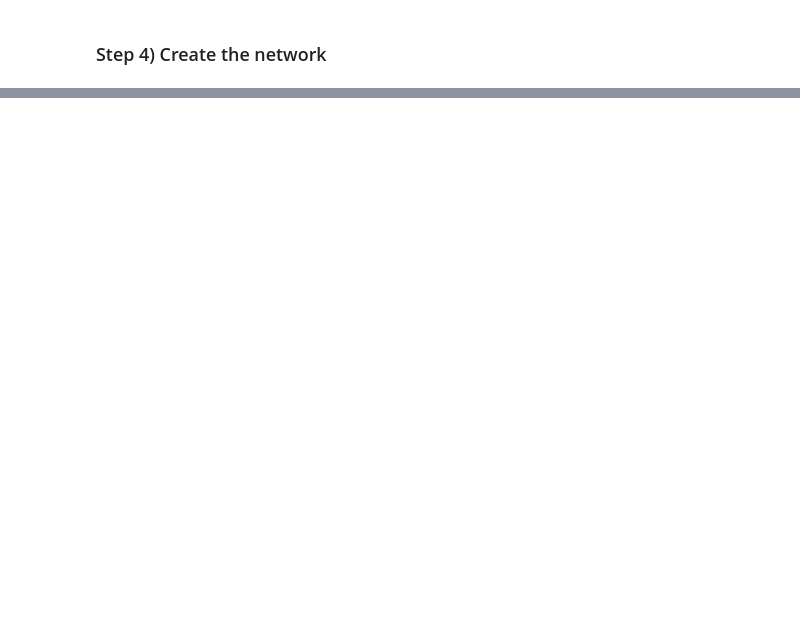
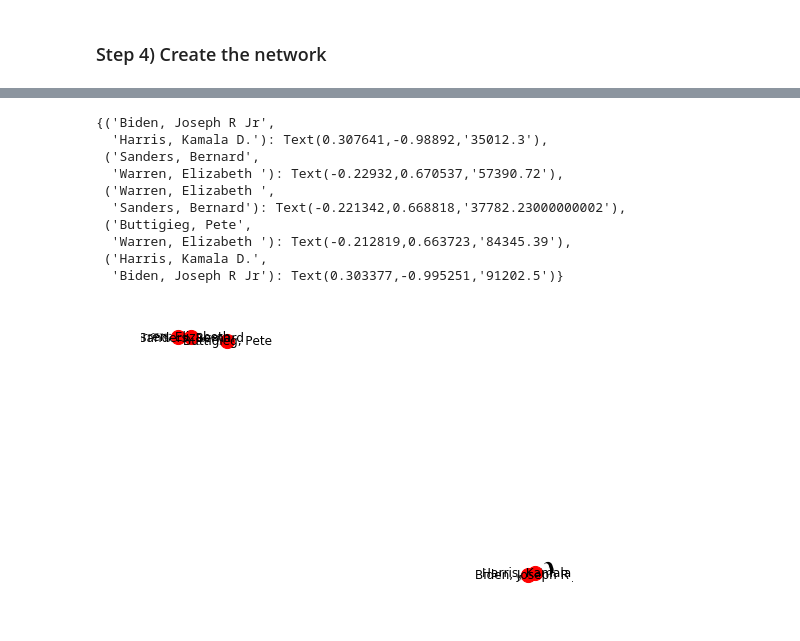
Before and after one commit to jschless/election-finance, a Jupyter notebook: fd_multiple_candidates_network.ipynb, the cells around one changed output, grey strips where cells are left out. Drawn from its saved outputs; the diff is of its cells as text; code cells hidden in the pictures; blank space fills up the shorter version.

```diff
--- a/fd_multiple_candidates_network.ipynb
+++ b/fd_multiple_candidates_network.ipynb
@@ -92 +252,20 @@ for index, row in df_filtered_date.iterrows():
+# %%
+weights = [round(closest_G[u][v]['weight']/10000, 1) for u,v in closest_G.edges]
+pos = nx.spring_layout(closest_G)
+nx.draw(closest_G, edges=closest_G.edges, width=weights, pos=pos, node_size=200, with_labels = True)
+edge_labels=dict([((u,v,),d['weight'])
+             for u,v,d in closest_G.edges(data=True)])
+nx.draw_networkx_edge_labels(closest_G, pos, edge_labels=edge_labels, label_pos=0.3, font_size=7)
+# %% [output]
+{('Biden, Joseph R Jr',
+  'Harris, Kamala D.'): Text(0.307641,-0.98892,'35012.3'),
+ ('Sanders, Bernard',
+  'Warren, Elizabeth '): Text(-0.22932,0.670537,'57390.72'),
+ ('Warren, Elizabeth ',
+  'Sanders, Bernard'): Text(-0.221342,0.668818,'37782.23000000002'),
+ ('Buttigieg, Pete',
+  'Warren, Elizabeth '): Text(-0.212819,0.663723,'84345.39'),
+ ('Harris, Kamala D.',
+  'Biden, Joseph R Jr'): Text(0.303377,-0.995251,'91202.5')}
+[figure, added]
 # %%
```
Also changed, not shown: parts of 35 cells of this notebook, 1 other file.
